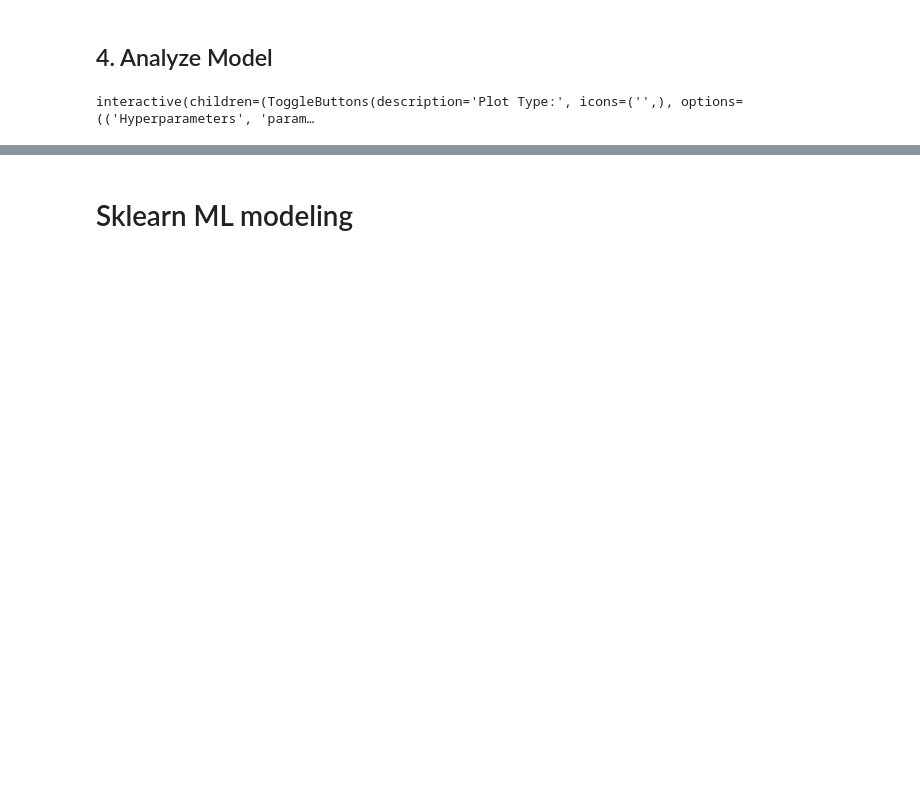
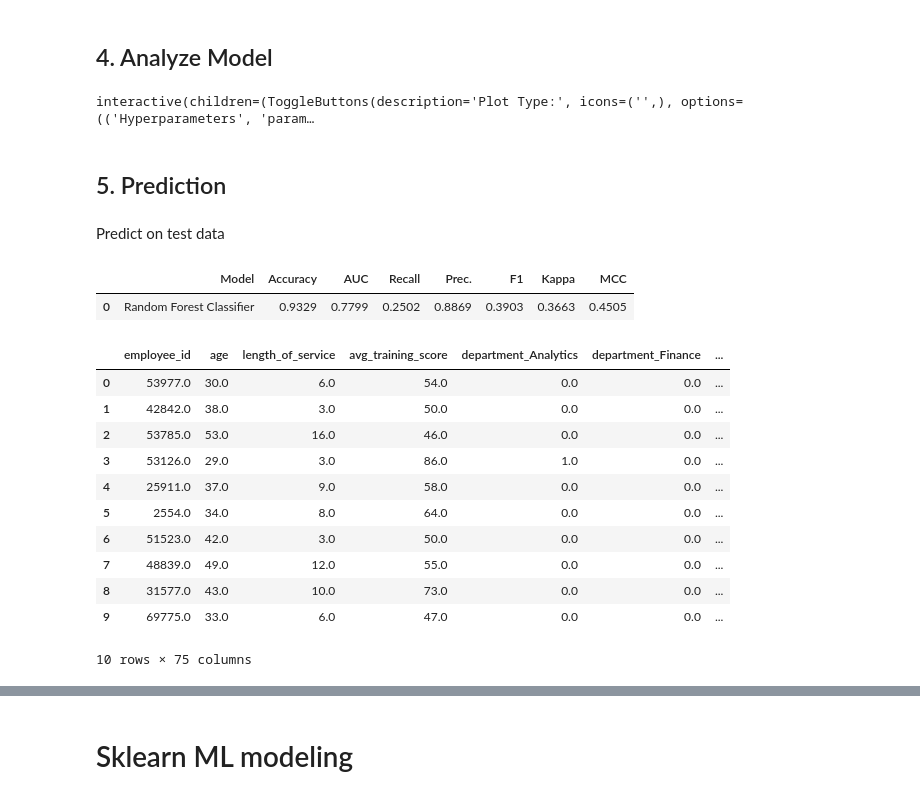
Before and after one commit to vdvChuong/AutoML-Streamlit, a Jupyter notebook: automl_pycaret.ipynb, the cells around one changed output, grey strips where cells are left out. Cells and saved outputs as stored; diff of their text form; code cells hidden in the pictures; blank space fills up the shorter version.

```diff
--- a/automl_pycaret.ipynb
+++ b/automl_pycaret.ipynb
@@ -203,0 +233,2 @@ best = compare_models()
+# %%
+best = compare_models(include = ['rf', 'lr', 'knn','nb','svm'])
@@ -207,3 +245,28 @@ best = compare_models()
 evaluate_model(best)
 # %% [output]
 interactive(children=(ToggleButtons(description='Plot Type:', icons=('',), options=(('Hyperparameters', 'param…
+# %% [markdown]
+## 5. Prediction
+# %% [markdown]
+Predict on test data
+# %%
+# predict on test
+best_test = predict_model(best)
+# %% [output]
+|  | Model | Accuracy | AUC | Recall | Prec. | F1 | Kappa | MCC |
+| 0 | Random Forest Classifier | 0.9329 | 0.7799 | 0.2502 | 0.8869 | 0.3903 | 0.3663 | 0.4505 |
+# %%
+best_test.head(10)
+# %% [output]
+|  | employee_id | age | length_of_service | avg_training_score | department_Analytics | department_Finance | ... |
+| 0 | 53977.0 | 30.0 | 6.0 | 54.0 | 0.0 | 0.0 | ... |
+| 1 | 42842.0 | 38.0 | 3.0 | 50.0 | 0.0 | 0.0 | ... |
+| 2 | 53785.0 | 53.0 | 16.0 | 46.0 | 0.0 | 0.0 | ... |
+| 3 | 53126.0 | 29.0 | 3.0 | 86.0 | 1.0 | 0.0 | ... |
+| 4 | 25911.0 | 37.0 | 9.0 | 58.0 | 0.0 | 0.0 | ... |
+| 5 | 2554.0 | 34.0 | 8.0 | 64.0 | 0.0 | 0.0 | ... |
+| 6 | 51523.0 | 42.0 | 3.0 | 50.0 | 0.0 | 0.0 | ... |
+| 7 | 48839.0 | 49.0 | 12.0 | 55.0 | 0.0 | 0.0 | ... |
+| 8 | 31577.0 | 43.0 | 10.0 | 73.0 | 0.0 | 0.0 | ... |
+| 9 | 69775.0 | 33.0 | 6.0 | 47.0 | 0.0 | 0.0 | ... |
+10 rows × 75 columns
```
Also changed, not shown: parts of 37 cells of this notebook, 7 other files.
